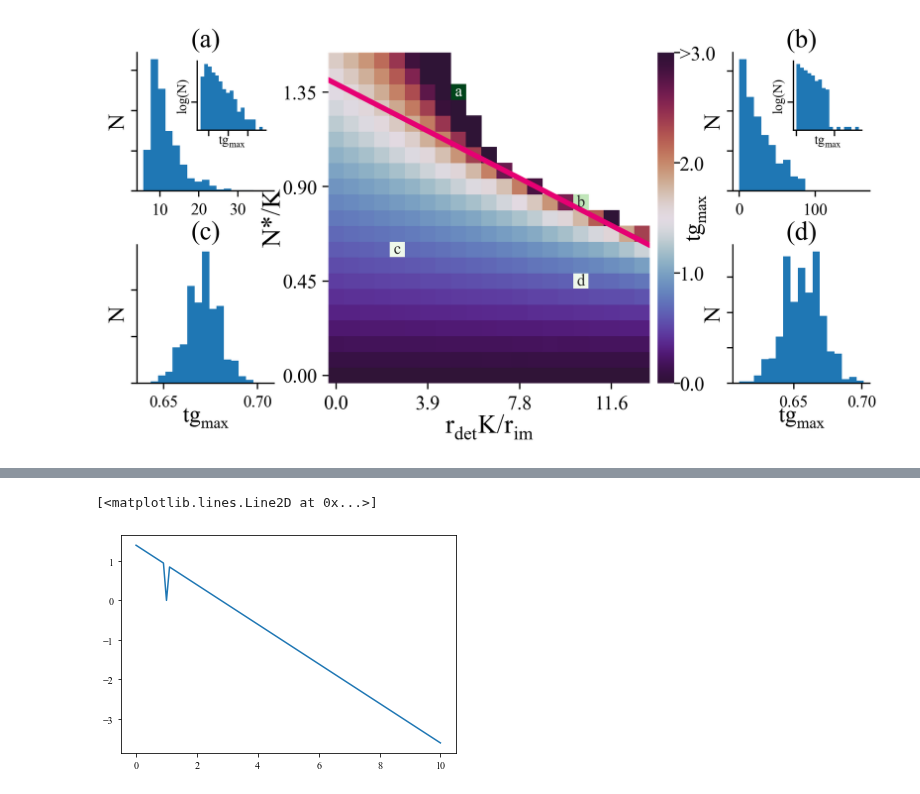
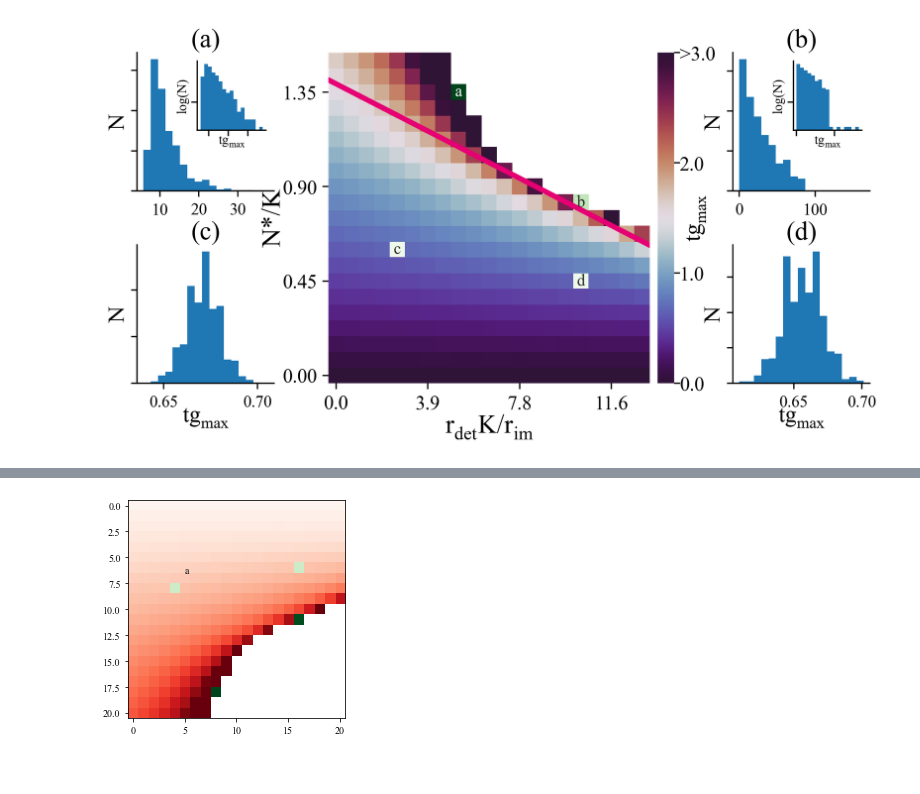
Before and after one commit to patricksinclair/multispecies_postprocessing, a Jupyter notebook: biofilm_threshold_theory/phase_diagram_plotter.ipynb, the cells around one changed output, grey strips where cells are left out. Cells and saved outputs as stored; diff of their text form; code cells hidden in the pictures.

```diff
--- a/biofilm_threshold_theory/phase_diagram_plotter.ipynb
+++ b/biofilm_threshold_theory/phase_diagram_plotter.ipynb
@@ -19,8 +19,9 @@ plt.rcParams.update(params)
 # %%
 n_measurements = 20 #no. of different values used
 max_gRate = 0.083
-immigration_rate = 0.8 # this is r_im/g
+immigration_ratio = 0.8 # this is r_im/Kg
 K = 1000
+K_big = 10000
 #when deterioration greater than this value we change from immigration dominated to deterioration dominated
 phase2_lim = immigration_rate/K
 phase2_lim_scaled = phase2_lim/max_gRate
@@ -33,7 +34,7 @@ det_ratio_min = 0. #range of values for deterioration ratio
 det_ratio_max = 1.5
 delta_det_ratio = (det_ratio_max - det_ratio_min)/n_measurements
 
-# det_ratio_vals = np.linspace(det_ratio_min, det_ratio_max*((K*max_gRate**2)/immigration_rate), 101)
+det_ratio_vals_scaled = np.linspace(det_ratio_min, det_ratio_max*((K*max_gRate**2)/immigration_rate), 101)
 det_ratio_vals = np.linspace(det_ratio_min, det_ratio_max, 101)
 
 #collection of the parameter pairs used in the histograms of the time to 1st microhab
@@ -46,7 +47,7 @@ histogram_param_pairs = [(1.35,  0.6),
                          (0.6,   0.3),
                          (0.45,  1.2)]
 
-histogram_param_pairs_scaled = [(n_k, r_det*(K*max_gRate**2)/immigration_rate) for n_k, r_det in histogram_param_pairs]
+# histogram_param_pairs_scaled = [(n_k, r_det*(K*max_gRate**2)/immigration_rate) for n_k, r_det in histogram_param_pairs]
 
 # these are used to highlight the phase diagram squares used in the stochastic/deterministic comparison plots
 # (modified to be close to the ones used in the phase diagram)
@@ -161,7 +176,11 @@ param_data['stochasticity'][(param_data['stochasticity'] > 0.) & param_data['sto
 
 # this rescales the r_det column so that it agrees with the ratio used in Chris' plots
 # r_det/g -> (r_det*K/r_im)
-param_data['det_ratio_scaled'] = param_data['det_ratio']*((K*max_gRate**2)/immigration_rate)
+r_det_scaling_factor = ((K*max_gRate**2)/immigration_rate)
+param_data['det_ratio_scaled'] = param_data['det_ratio']*max_gRate/(immigration_rate*K*max_gRate)    #((K*max_gRate**2)/immigration_rate)
+
+# histogram_param_pairs_scaled = [(n_k, r_det*(K*max_gRate**2)/immigration_rate) for n_k, r_det in histogram_param_pairs]
+histogram_param_pairs_scaled = [(n_k, r_det*max_gRate/(immigration_rate*K*max_gRate)) for n_k, r_det in histogram_param_pairs]
 
 #this line below is essential for some reason to avoid duplicate entries
 param_data[param_data['time_to_n'] > 0]
@@ -936,8 +686,36 @@ plotPhaseDiagramAndHistograms_v2(histogram_param_pairs, histogram_param_pairs_sc
-# %%
-det_ratio_vals2 = np.linspace(0, 10, 101)
-theoryN_vals2 = np.vectorize(phase_diag_line)(det_ratio_vals2)
-
-plt.plot(det_ratio_vals2, theoryN_vals2)
-# %% [output]
-[<matplotlib.lines.Line2D at 0x...>]
-[figure, removed]
+# %%
+pivot = param_data.pivot(index='n_thresh', columns='det_ratio_scaled', values='tN_adjusted')
+
+extent = [param_data['det_ratio_scaled'].min(), param_data['det_ratio_scaled'].max(), param_data['n_thresh'].min(), param_data['n_thresh'].max()]
+extent_t = [param_data['n_thresh'].min(), param_data['n_thresh'].max(), param_data['det_ratio_scaled'].min(), param_data['det_ratio_scaled'].max()]
+
+
+masko_full = np.zeros_like(pivot)
+for pp, label in zip(histogram_param_pairs_scaled, histogram_param_pair_labels):
+    n_thresh, r_det = pp
+    #pivot.keys() returns the values of r_det with floating point errors
+    #following lines get the keys that are used in pivot
+    #print(pivot.keys())
+    r_det_key = (pivot.keys()[np.isclose(pivot.keys(), r_det)])[0]
+    #print(pivot[r_det_key].keys())
+    n_thresh_key = (pivot[r_det_key].keys()[np.isclose(pivot[r_det_key].keys(), n_thresh)])[0]
+
+    r_det_key_index = np.where(np.isclose(pivot.keys(), r_det))[0][0]
+
+    n_thresh_key_index = np.where(np.isclose(pivot[pivot.keys()[r_det_key_index]], n_thresh))
+
+    masko = np.isclose(pivot, pivot[r_det_key][n_thresh_key])
+    masko_full += masko
+
+pivot
+
+pivot_masked = np.ma.masked_where(masko_full, pivot)
+
+pivot_masked
+
+plt.imshow(pivot, cmap='Greens', vmax=3)
+plt.imshow(pivot_masked, cmap='Reds', vmax=3)
+plt.annotate('a', (5, 6.5))
+plt.show()
+# %% [output]
+[figure, added]
```
Also changed, not shown: parts of 12 cells of this notebook, 5 other files.
